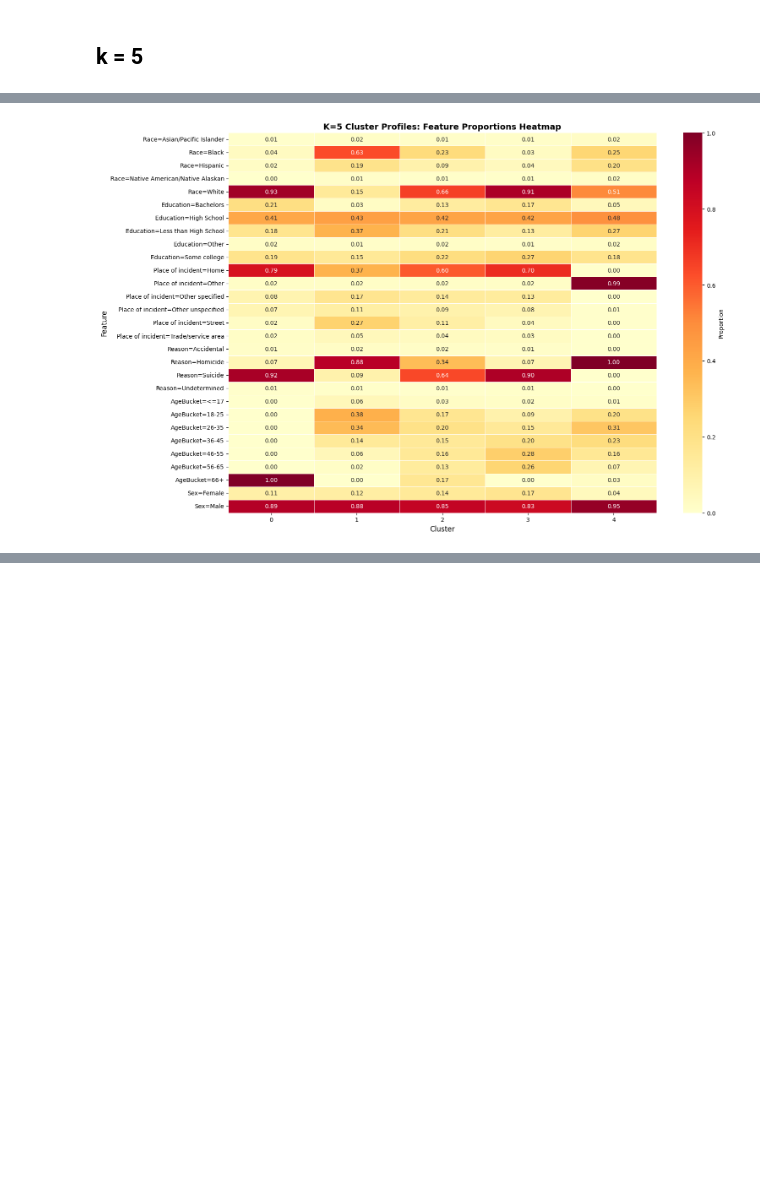
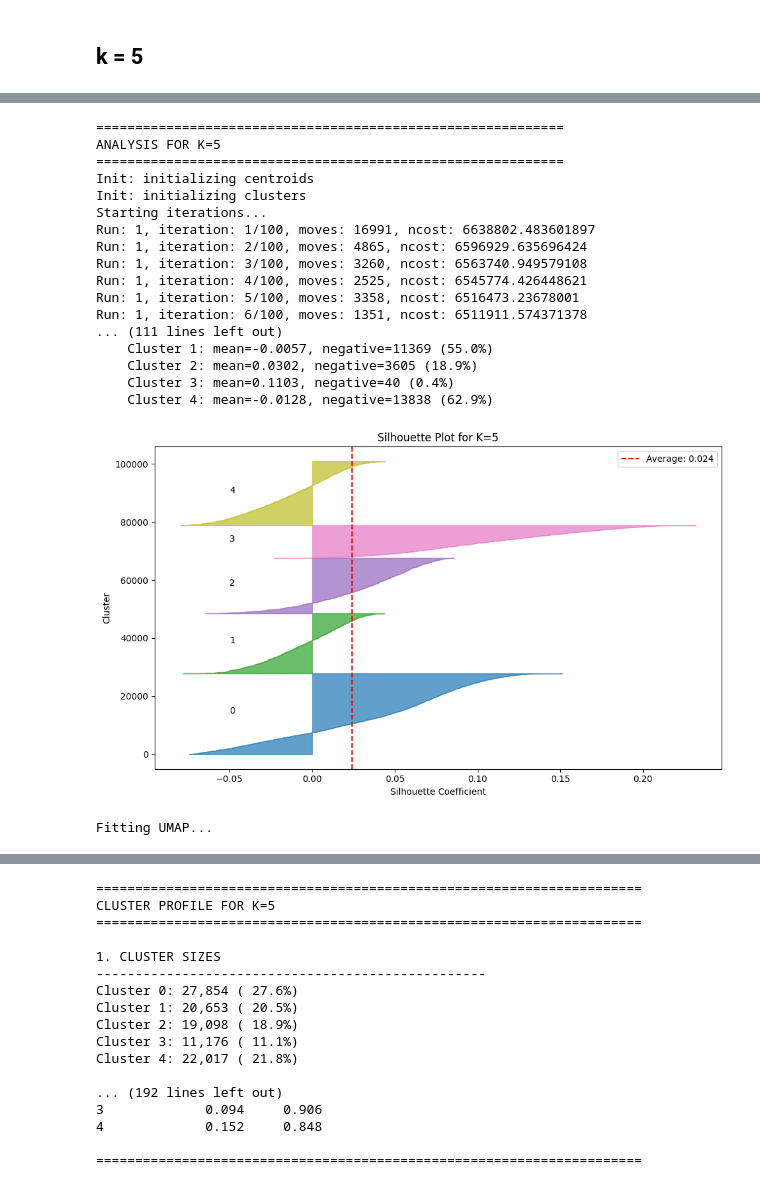
Before and after one commit to beckhamtoh/CS3244-Gun-Violence, a Jupyter notebook: notebooks/clustering.ipynb, the cells around one changed output, grey strips where cells are left out. Cells and saved outputs as stored; diff of their text form; code cells hidden in the pictures; blank space fills up the shorter version.

```diff
--- a/notebooks/clustering.ipynb
+++ b/notebooks/clustering.ipynb
@@ -523,16 +320,25 @@ NameError: name 'KPrototypes' is not defined
-# %%
-import seaborn as sns
-
-# Create heatmap for K=5 cluster profiles
-plt.figure(figsize=(16, 10))
-profile_viz_k5 = profile_5.iloc[:, 6:].T  # categorical features only (skip numerical summaries)
-
-sns.heatmap(profile_viz_k5, annot=True, fmt='.2f', cmap='YlOrRd',
-            cbar_kws={'label': 'Proportion'}, linewidths=0.5)
-plt.title('K=5 Cluster Profiles: Feature Proportions Heatmap', fontsize=14, fontweight='bold')
-plt.xlabel('Cluster', fontsize=12)
-plt.ylabel('Feature', fontsize=12)
-plt.tight_layout()
-plt.show()
-# %% [output]
-[figure, removed]
+# %%
+labels_5, model_5, profile_5, cat_5, sil_5 = run_kprototypes_analysis(
+    k=5, X_kproto=X_kproto, categorical_indices=categorical_indices,
+    df=df, df_cluster=df_cluster, pre=pre
+)
+# %% [output]
+============================================================
+ANALYSIS FOR K=5
+============================================================
+Init: initializing centroids
+Init: initializing clusters
+Starting iterations...
+Run: 1, iteration: 1/100, moves: 16991, ncost: 6638802.483601897
+Run: 1, iteration: 2/100, moves: 4865, ncost: 6596929.635696424
+Run: 1, iteration: 3/100, moves: 3260, ncost: 6563740.949579108
+Run: 1, iteration: 4/100, moves: 2525, ncost: 6545774.426448621
+Run: 1, iteration: 5/100, moves: 3358, ncost: 6516473.23678001
+Run: 1, iteration: 6/100, moves: 1351, ncost: 6511911.574371378
+... (111 lines left out)
+    Cluster 1: mean=-0.0057, negative=11369 (55.0%)
+    Cluster 2: mean=0.0302, negative=3605 (18.9%)
+    Cluster 3: mean=0.1103, negative=40 (0.4%)
+    Cluster 4: mean=-0.0128, negative=13838 (62.9%)
+[figure, added]
+Fitting UMAP...
@@ -538,0 +346,17 @@ plt.show()
+======================================================================
+CLUSTER PROFILE FOR K=5
+======================================================================
+
+1. CLUSTER SIZES
+--------------------------------------------------
+Cluster 0: 27,854 ( 27.6%)
+Cluster 1: 20,653 ( 20.5%)
+Cluster 2: 19,098 ( 18.9%)
+Cluster 3: 11,176 ( 11.1%)
+Cluster 4: 22,017 ( 21.8%)
+
+... (192 lines left out)
+3             0.094     0.906
+4             0.152     0.848
+
+======================================================================
```
Also changed, not shown: parts of 29 cells of this notebook.
